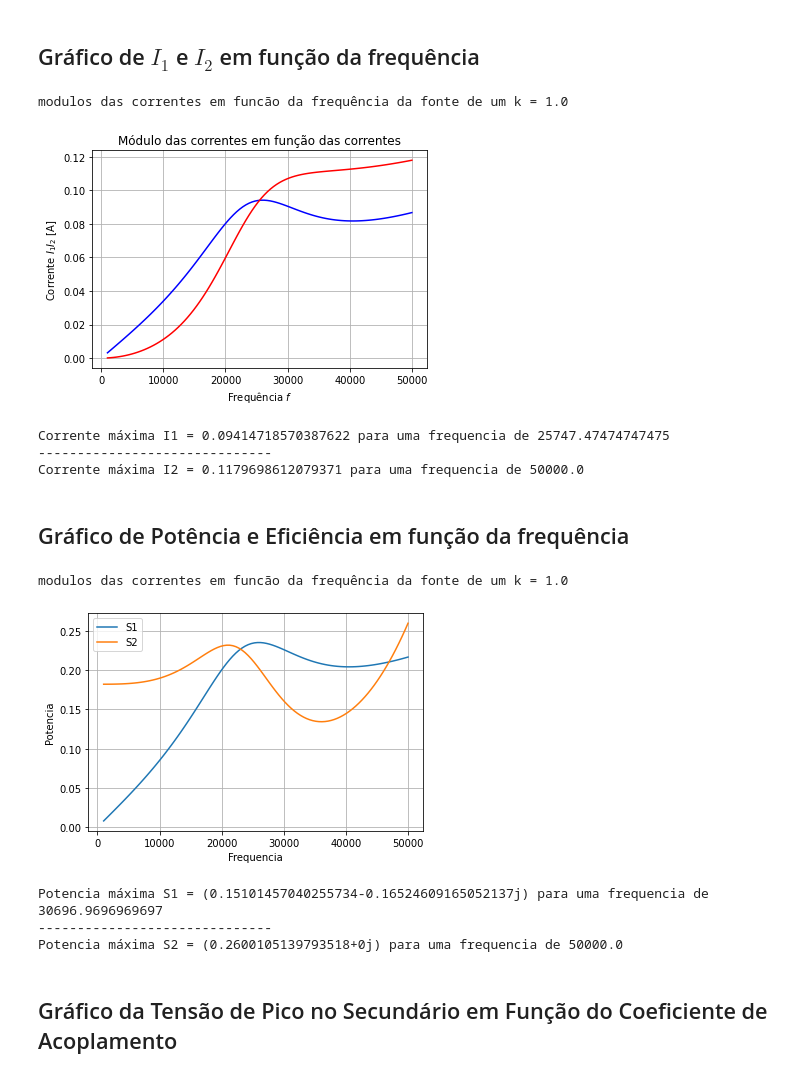
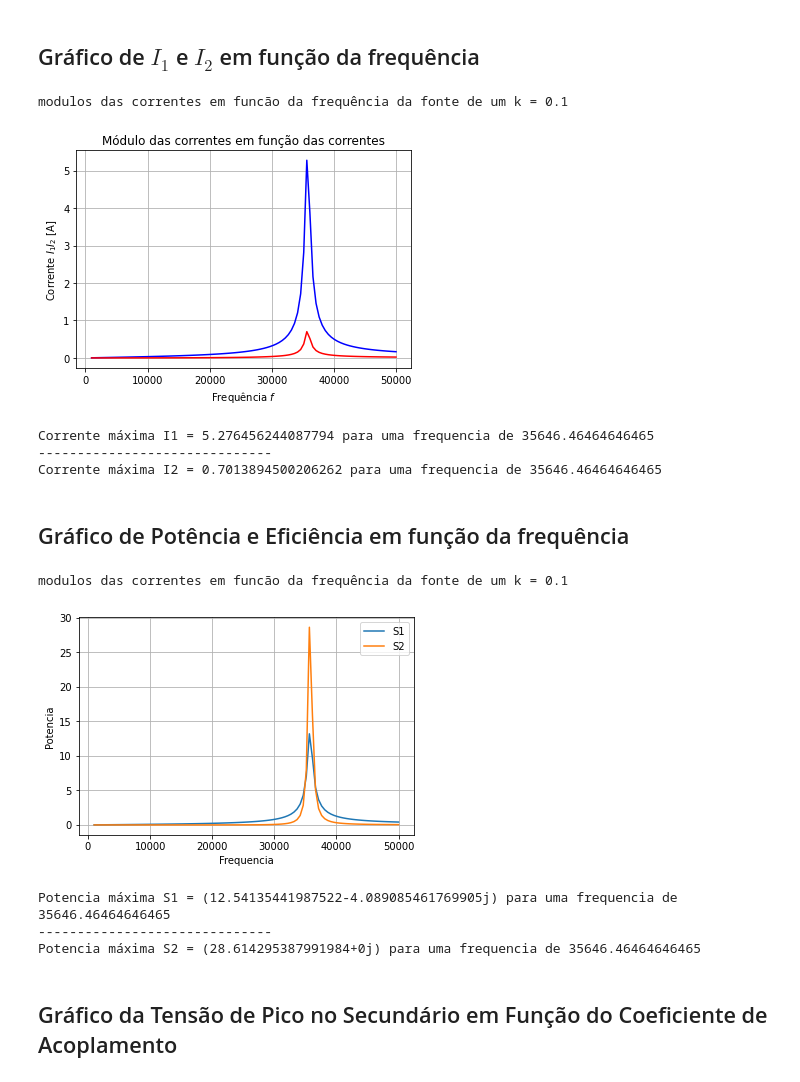
Before and after one commit to lucasfonseca19/projeto-eletromag, a Jupyter notebook: projeto.ipynb, the cells around one changed output. Cells and saved outputs as stored; diff of their text form; code cells hidden in the pictures.

```diff
--- a/projeto.ipynb
+++ b/projeto.ipynb
@@ -52,10 +52,7 @@ def CalcularTransformador(Uf, Rc, k, f, R1, L1, C1, p):
     w = 2*pi*f
     XL = 1j*w*L1
 
-    #tensao no secundario
-    XC = 1/(1j*w*C1)
-    Zeq = ( (XC *Rc)/(XC + Rc) )
-    v2 = Zeq * i2
+
 
     if p:
       # Reatâncias da Indutância mútua
@@ -74,6 +71,11 @@ def CalcularTransformador(Uf, Rc, k, f, R1, L1, C1, p):
     # i trata-se de uma tupla com os valores fasorias de i1 e i2
     i = np.dot(np.linalg.inv(Z),V)
 
+    #tensao no secundario
+    XC = 1/(1j*w*C1)
+    Zeq = ( (XC *Rc)/(XC + Rc) )
+    v2 = Zeq * i[1]
+
     return i[0], i[1], v2
 # %% [markdown]
 ## Declarações das variáveis
@@ -176,11 +176,11 @@ print("Corrente máxima I1 = {} para uma frequencia de {}".format(max_i1, f_max_
 print("-"*30)
 print("Corrente máxima I2 = {} para uma frequencia de {}".format(max_i2, f_max_i2))
 # %% [output]
-modulos das correntes em funcão da frequência da fonte de um k = 1.0
+modulos das correntes em funcão da frequência da fonte de um k = 0.1
-[figure, old version]
+[figure, new version]
-Corrente máxima I1 = 0.09414718570387622 para uma frequencia de 25747.47474747475
+Corrente máxima I1 = 5.276456244087794 para uma frequencia de 35646.46464646465
 ------------------------------
-Corrente máxima I2 = 0.1179698612079371 para uma frequencia de 50000.0
+Corrente máxima I2 = 0.7013894500206262 para uma frequencia de 35646.46464646465
 # %% [markdown]
 ## Gráfico de Potência e Eficiência em função da frequência
 # %%
@@ -202,56 +202,49 @@ f_max_s2 = 0
 for f in F:
     i1, i2, v2 = CalcularTransformador(Uf, Rc, k, f, R1, L1, C1, False)
 
-    #corrente no paralelo do RC
-    w = 2*pi*f
-    XL = 1j*w*L1
-    # XC = 1/(1j*w*C1)
-
-    V_eq = v2 - ( (R1 * i2) + (XL * i2) )
-
-    i_rc =  V_eq/Rc
+    i_rc =  v2/Rc
 
     # Potências:
     S1 = Uf * i1.conjugate()/2
     # print('Potência real = %.2f' %(S1.real))
 
-    S2 = V_eq * i_rc.conjugate()/2
+    S2 = V2 * i_rc.conjugate()/2
     # print('Potência real = %.2f' %(S2.real))
 
 
     if S1 > max_s1:
         max_s1 = S1
         f_max_s1 = f
 
     if S2 > max_s2:
         max_s2 = S2
         f_max_s2 = f
 
     L_s1.append(abs(S1))
     L_s2.append(abs(S2))
 
 plt.plot(F, L_s1, label = "S1")
 plt.legend()
 
 plt.plot(F, L_s2, label = "S2")
 plt.legend()
 
 plt.xlabel("Frequencia")
 plt.ylabel("Potencia")
 
 plt.grid(True)
 plt.show()
 
 
 print("Potencia máxima S1 = {} para uma frequencia de {}".format(max_s1, f_max_s1))
 print("-"*30)
 print("Potencia máxima S2 = {} para uma frequencia de {}".format(max_s2, f_max_s2))
 # %% [output]
-modulos das correntes em funcão da frequência da fonte de um k = 1.0
+modulos das correntes em funcão da frequência da fonte de um k = 0.1
-[figure, old version]
+[figure, new version]
-Potencia máxima S1 = (0.15101457040255734-0.16524609165052137j) para uma frequencia de 30696.9696969697
+Potencia máxima S1 = (12.54135441987522-4.089085461769905j) para uma frequencia de 35646.46464646465
 ------------------------------
-Potencia máxima S2 = (0.2600105139793518+0j) para uma frequencia de 50000.0
+Potencia máxima S2 = (28.614295387991984+0j) para uma frequencia de 35646.46464646465
 # %% [markdown]
 ## Gráfico da Tensão de Pico no Secundário em Função do Coeficiente de Acoplamento
 # %%
```
Also changed, not shown: parts of 2 cells of this notebook, 1 other file.
